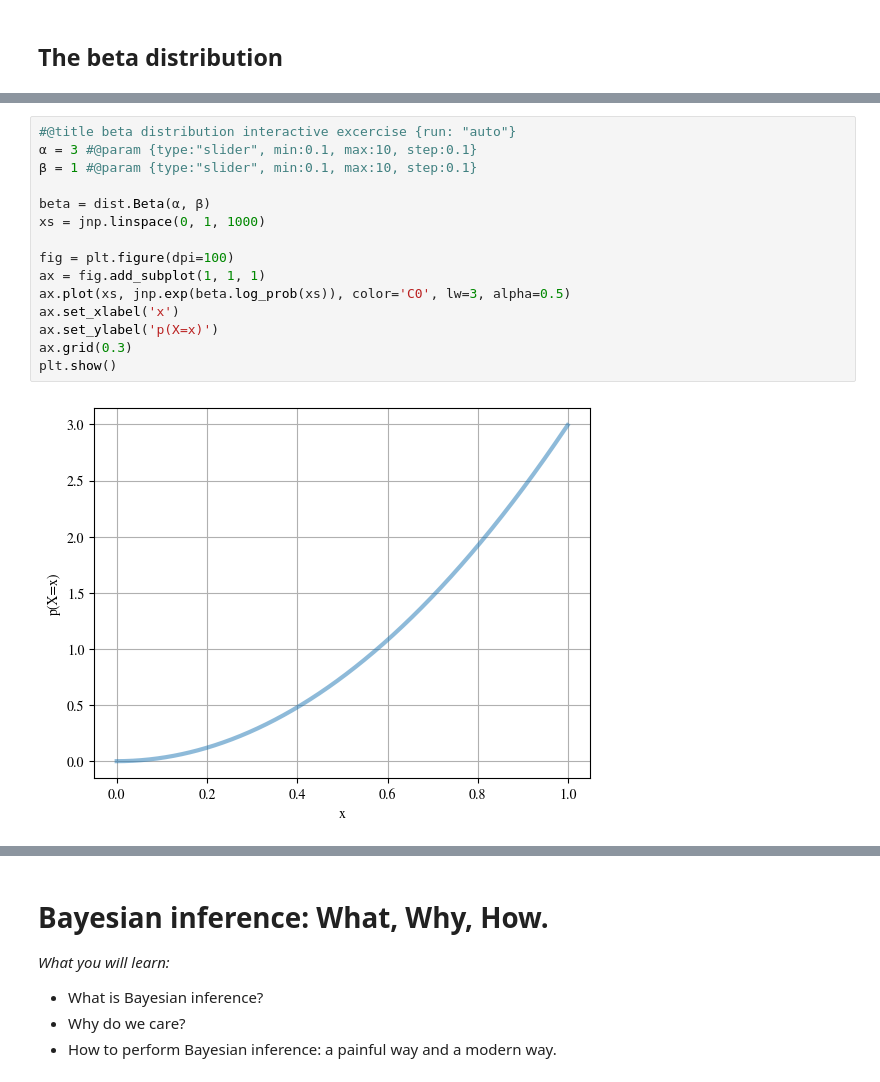
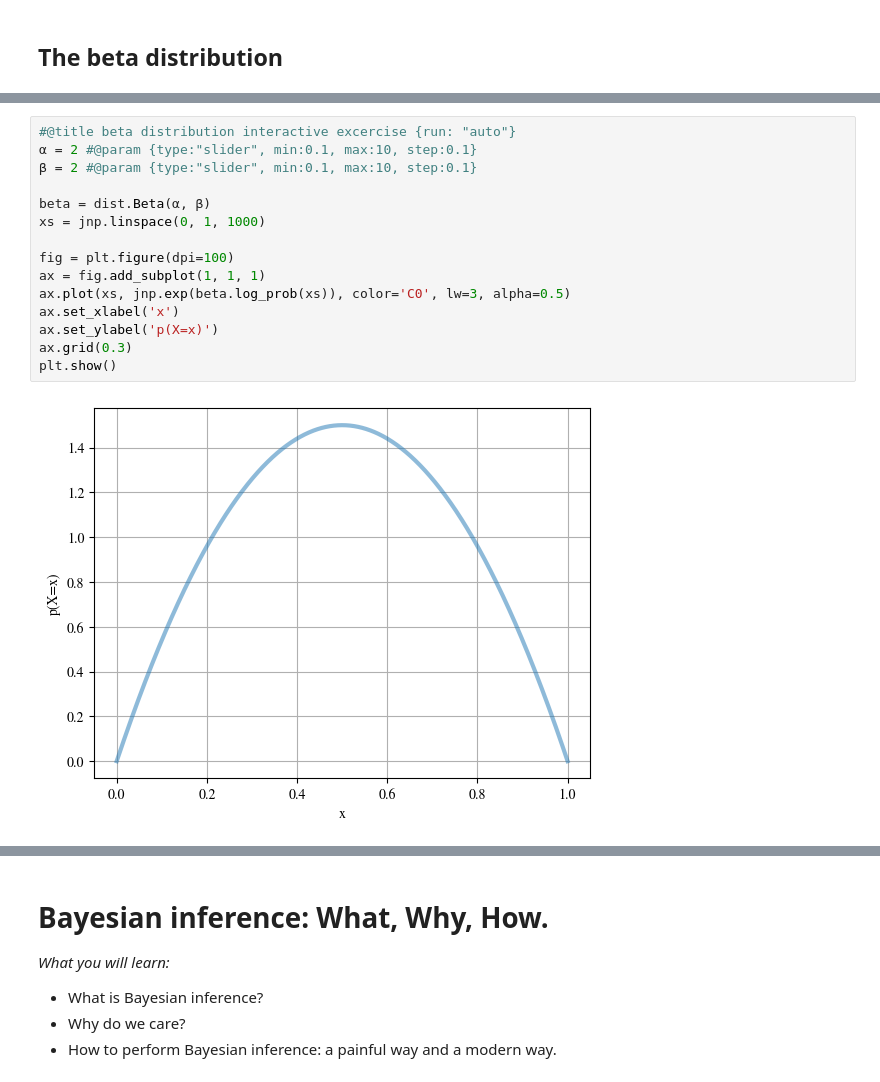
Before and after one commit to deep-learning-indaba/indaba-pracs-2023, a Jupyter notebook: Introduction_to_Probabilistic_Thinking_and_Programming.ipynb, the cells around one changed output, grey strips where cells are left out. Cells and saved outputs as stored; diff of their text form.

```diff
--- a/Introduction_to_Probabilistic_Thinking_and_Programming.ipynb
+++ b/Introduction_to_Probabilistic_Thinking_and_Programming.ipynb
@@ -930,18 +919,18 @@ where $\alpha > 0$ and and $\beta > 0$ are the two *shape* parameters of the dis
 We're just trying to get a feel for the kinds of behaviour the beta distribution can describe, and how it is different from the normal distribution. Later on we'll use the beta distribution in an example which will help us get some further intuition for this distribution.
 # %%
 #@title beta distribution interactive excercise {run: "auto"}
-α = 3 #@param {type:"slider", min:0.1, max:10, step:0.1}
-β = 1 #@param {type:"slider", min:0.1, max:10, step:0.1}
+α = 2 #@param {type:"slider", min:0.1, max:10, step:0.1}
+β = 2 #@param {type:"slider", min:0.1, max:10, step:0.1}
 
 beta = dist.Beta(α, β)
 xs = jnp.linspace(0, 1, 1000)
 
 fig = plt.figure(dpi=100)
 ax = fig.add_subplot(1, 1, 1)
 ax.plot(xs, jnp.exp(beta.log_prob(xs)), color='C0', lw=3, alpha=0.5)
 ax.set_xlabel('x')
 ax.set_ylabel('p(X=x)')
 ax.grid(0.3)
 plt.show()
 # %% [output]
-[figure, old version]
+[figure, new version]
```
Also changed, not shown: parts of 37 cells of this notebook.
